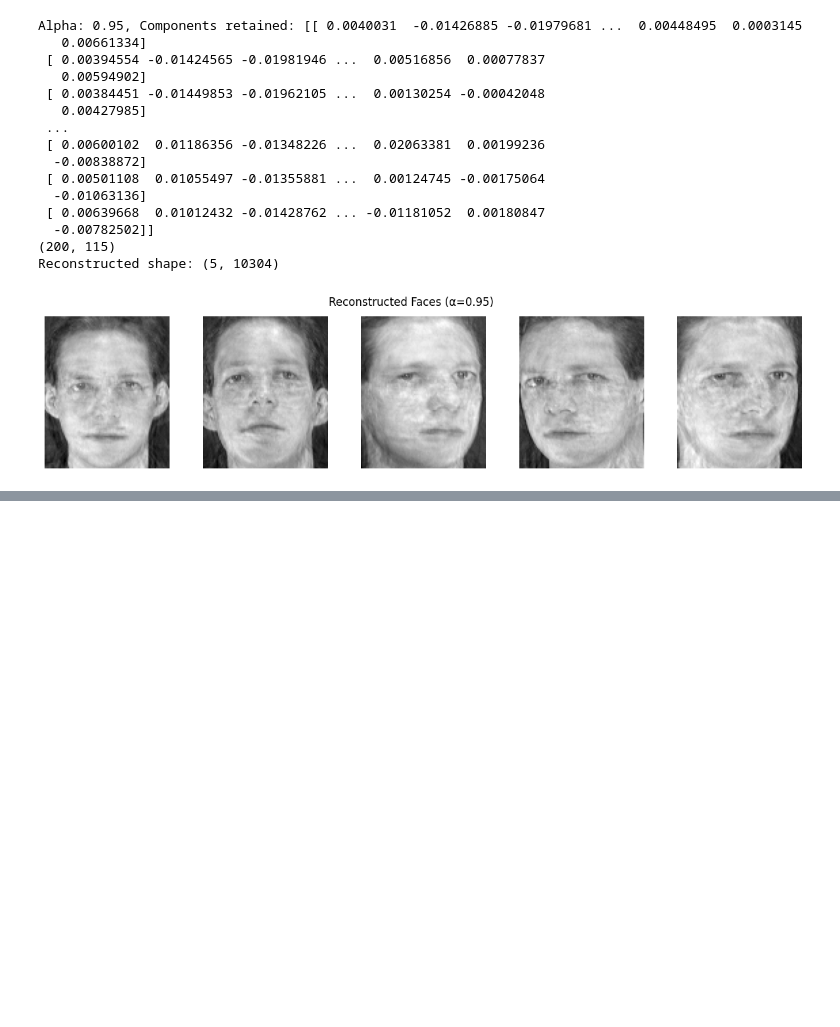
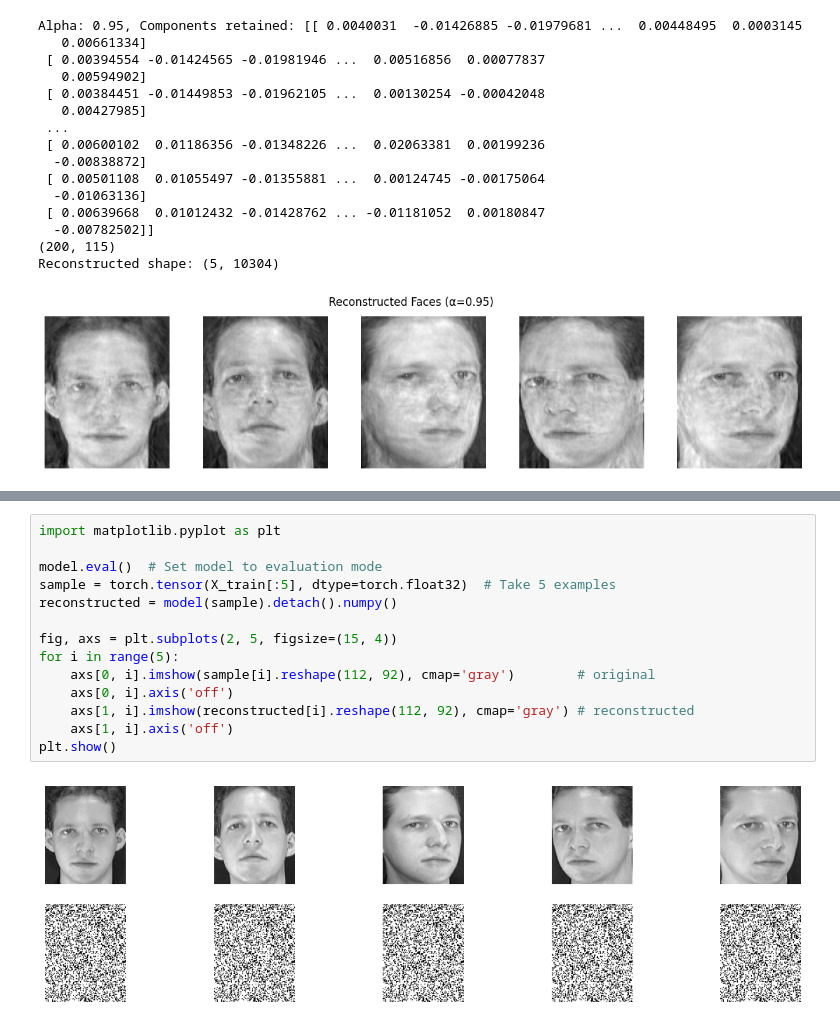
Before and after one commit to MostafaElKaranshawy/Face_Recognition_Problem, a Jupyter notebook: FaceRecognition.ipynb, the cells around one changed output, grey strips where cells are left out. Drawn from its saved outputs; the diff is of its cells as text; blank space fills up the shorter version.

```diff
--- a/FaceRecognition.ipynb
+++ b/FaceRecognition.ipynb
@@ -240,0 +330,16 @@ Reconstructed shape: (5, 10304)
+# %%
+import matplotlib.pyplot as plt
+
+model.eval()  # Set model to evaluation mode
+sample = torch.tensor(X_train[:5], dtype=torch.float32)  # Take 5 examples
+reconstructed = model(sample).detach().numpy()
+
+fig, axs = plt.subplots(2, 5, figsize=(15, 4))
+for i in range(5):
+    axs[0, i].imshow(sample[i].reshape(112, 92), cmap='gray')        # original
+    axs[0, i].axis('off')
+    axs[1, i].imshow(reconstructed[i].reshape(112, 92), cmap='gray') # reconstructed
+    axs[1, i].axis('off')
+plt.show()
+# %% [output]
+[figure, added]
```
Also changed, not shown: parts of 3 cells of this notebook, 2 other files.
